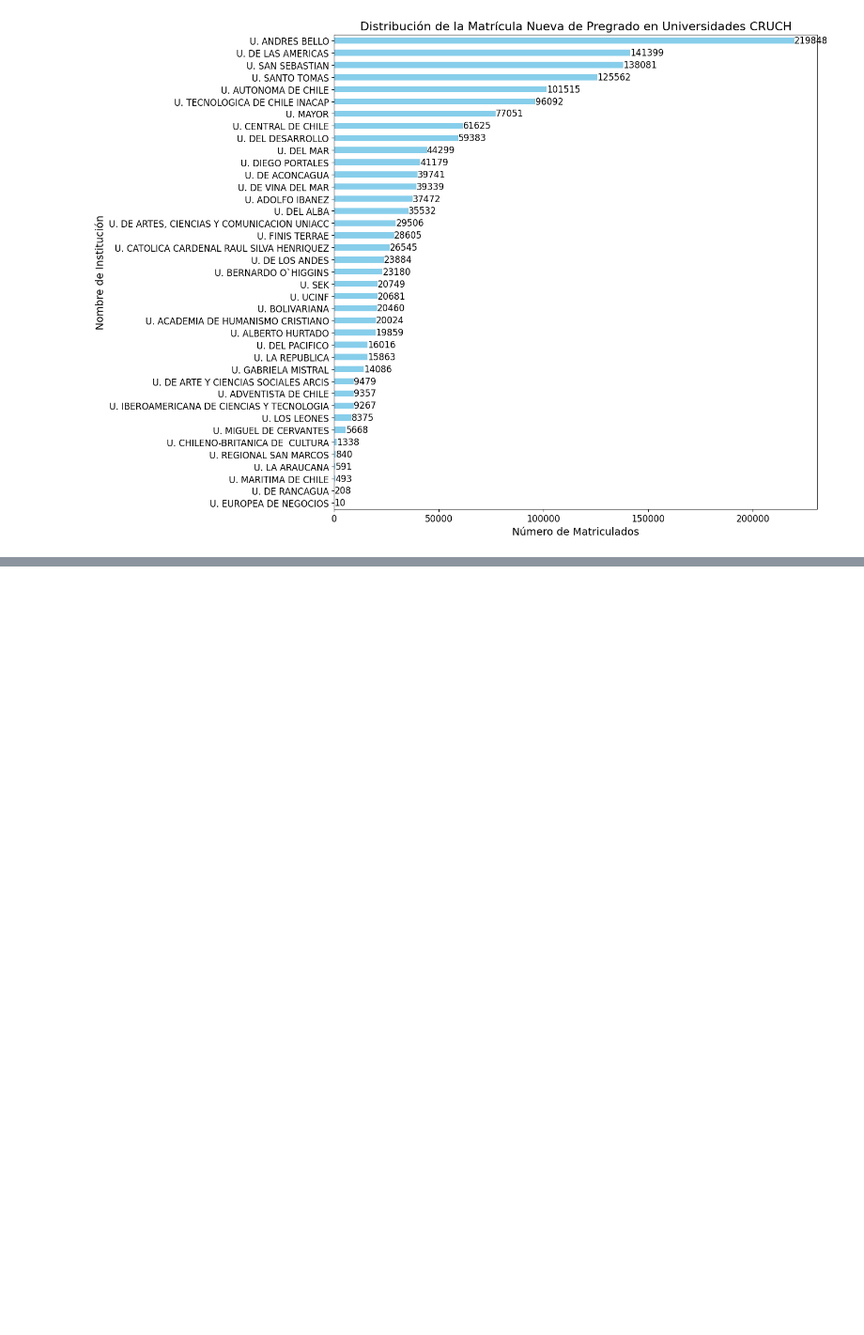
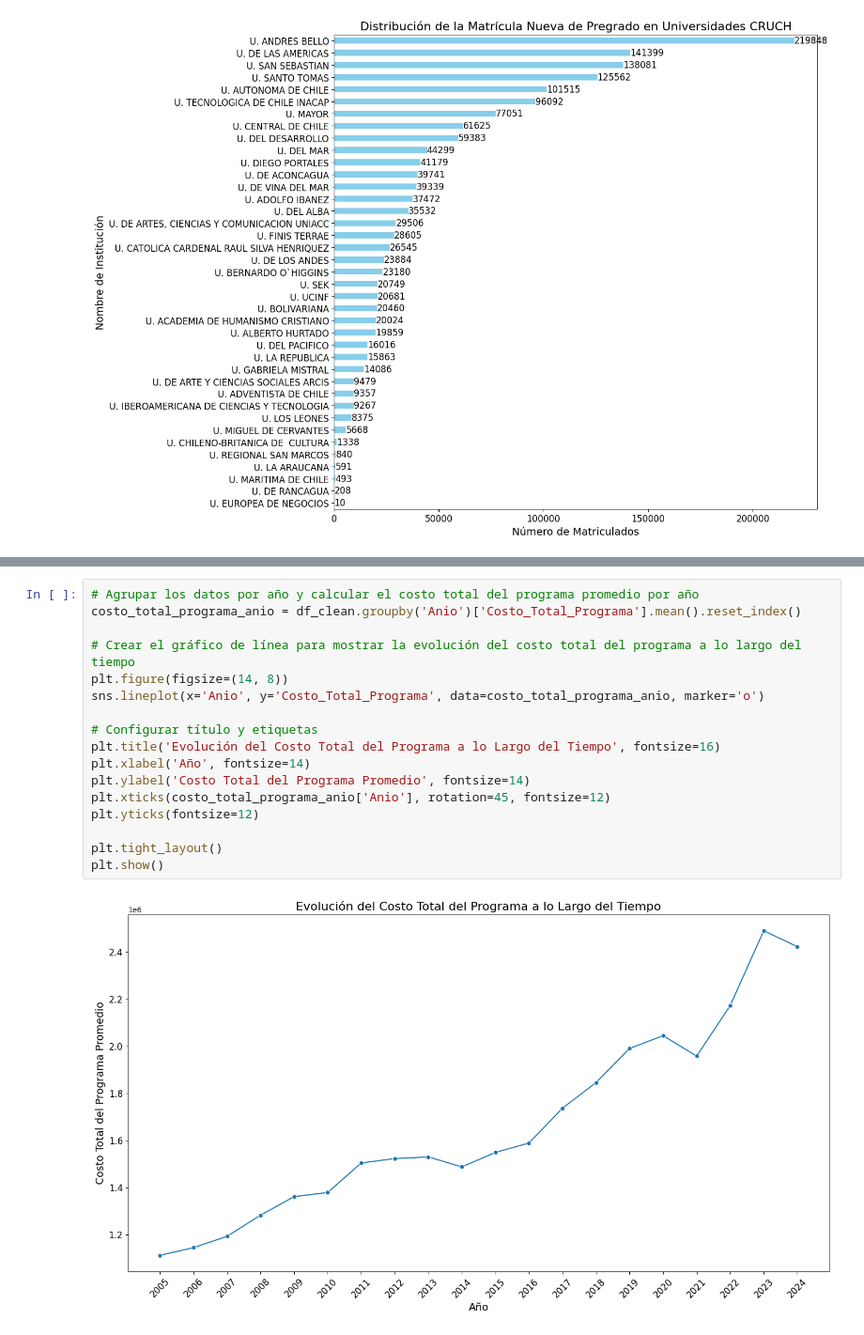
Before and after one commit to jcastilloc168/PythonUDD_ProyectoFinal, a Jupyter notebook: notebooks/03_Visualizacion.ipynb, the cells around one changed output, grey strips where cells are left out. Shown at 94% size. Drawn from its saved outputs; the diff is of its cells as text; blank space fills up the shorter version.

```diff
--- a/notebooks/03_Visualizacion.ipynb
+++ b/notebooks/03_Visualizacion.ipynb
@@ -424,0 +469,19 @@ plt.show()
+# %%
+# Agrupar los datos por año y calcular el costo total del programa promedio por año
+costo_total_programa_anio = df_clean.groupby('Anio')['Costo_Total_Programa'].mean().reset_index()
+
+# Crear el gráfico de línea para mostrar la evolución del costo total del programa a lo largo del tiempo
+plt.figure(figsize=(14, 8))
+sns.lineplot(x='Anio', y='Costo_Total_Programa', data=costo_total_programa_anio, marker='o')
+
+# Configurar título y etiquetas
+plt.title('Evolución del Costo Total del Programa a lo Largo del Tiempo', fontsize=16)
+plt.xlabel('Año', fontsize=14)
+plt.ylabel('Costo Total del Programa Promedio', fontsize=14)
+plt.xticks(costo_total_programa_anio['Anio'], rotation=45, fontsize=12)
+plt.yticks(fontsize=12)
+
+plt.tight_layout()
+plt.show()
+# %% [output]
+[figure, added]
```
Also changed, not shown: parts of 9 cells of this notebook.
